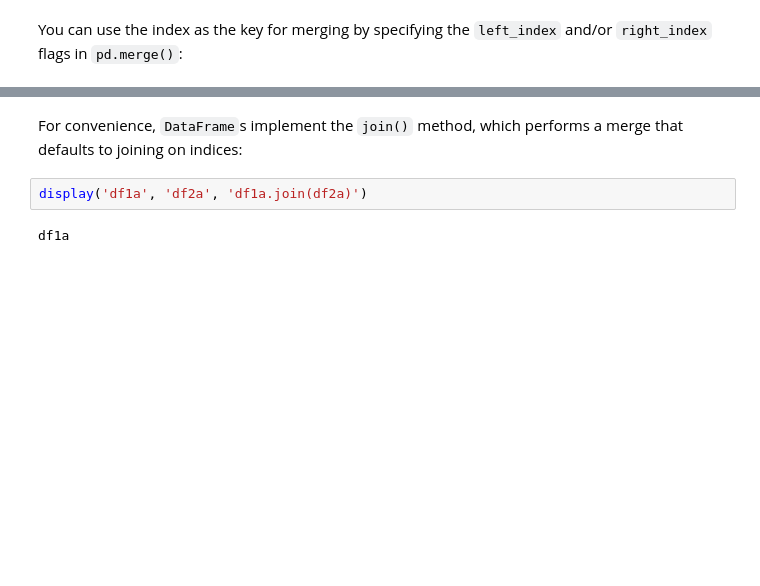
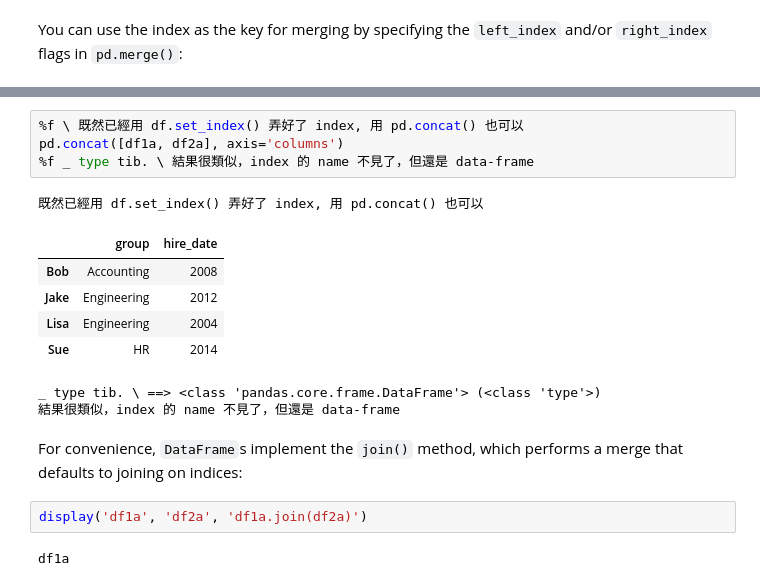
Before and after one commit to hcchengithub/PythonDataScienceHandbook, a Jupyter notebook: notebooks/03.07-Merge-and-Join.ipynb, the cells around one changed output, grey strips where cells are left out. Saved outputs shown, nothing was run; the diff lists cells and outputs as text; blank space fills up the shorter version.

```diff
--- a/notebooks/03.07-Merge-and-Join.ipynb
+++ b/notebooks/03.07-Merge-and-Join.ipynb
@@ -305,3 +312,16 @@ pd.merge(df1a, df2a, left_index=True, right_index=True)
+# %%
+%f \ 既然已經用 df.set_index() 弄好了 index, 用 pd.concat() 也可以
+pd.concat([df1a, df2a], axis='columns')
+%f _ type tib. \ 結果很類似，index 的 name 不見了，但還是 data-frame
+# %% [output]
+既然已經用 df.set_index() 弄好了 index, 用 pd.concat() 也可以
+|  | group | hire_date |
+| Bob | Accounting | 2008 |
+| Jake | Engineering | 2012 |
+| Lisa | Engineering | 2004 |
+| Sue | HR | 2014 |
+_ type tib. \ ==> <class 'pandas.core.frame.DataFrame'> (<class 'type'>)
+結果很類似，index 的 name 不見了，但還是 data-frame
 # %% [markdown]
 For convenience, ``DataFrame``s implement the ``join()`` method, which performs a merge that defaults to joining on indices:
 # %%
```
Also changed, not shown: parts of 12 cells of this notebook, 7 other files.
